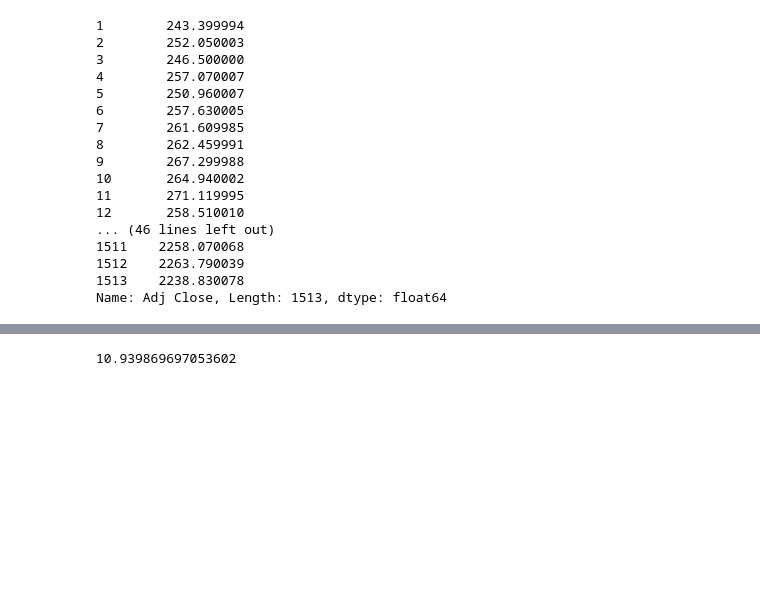
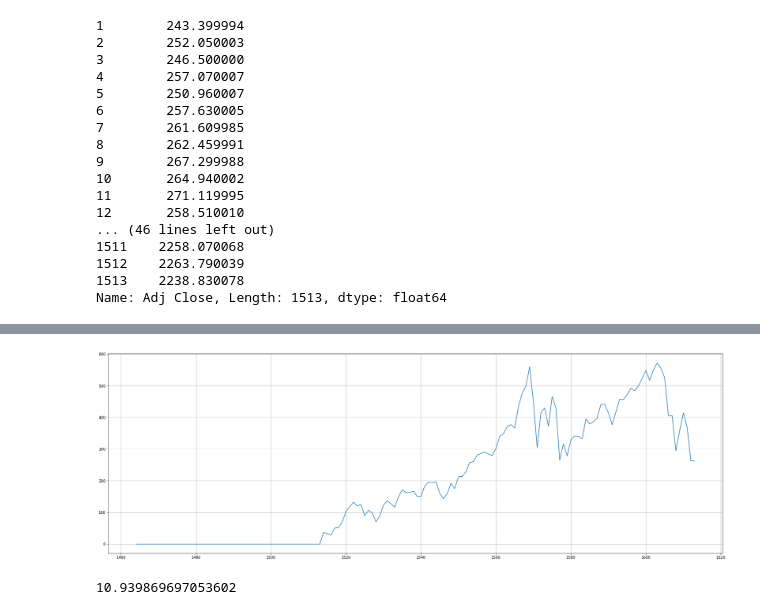
Before and after one commit to weiweiECNU/QBUS, a Jupyter notebook: qbus6840_19_2/assignment1/assignment1.ipynb, the cells around one changed output, grey strips where cells are left out. Saved outputs shown, nothing was run; the diff lists cells and outputs as text; code cells hidden in the pictures; blank space fills up the shorter version.

```diff
--- a/qbus6840_19_2/assignment1/assignment1.ipynb
+++ b/qbus6840_19_2/assignment1/assignment1.ipynb
@@ -140,3 +125,7 @@ plt.plot((data - drift)[-150:])
+# %%
+plot_close([(data - drift)[-150:]])
+# %% [output]
+[figure, added]
 # %%
 def rmse(y_true,y_pred):
     y_true, y_pred = np.array(y_true), np.array(y_pred)
```
Also changed, not shown: parts of 18 cells of this notebook.
